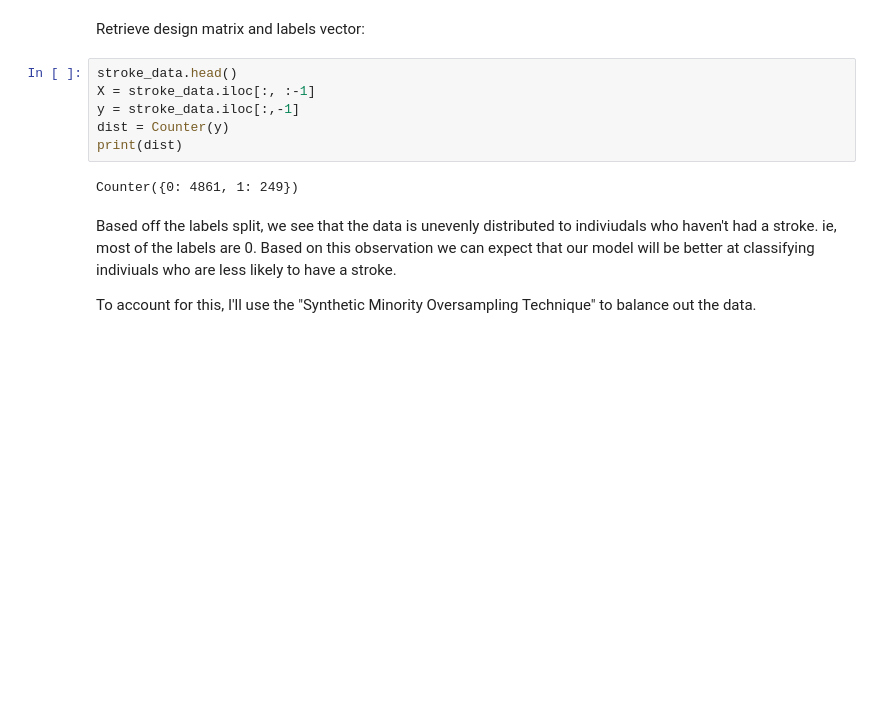
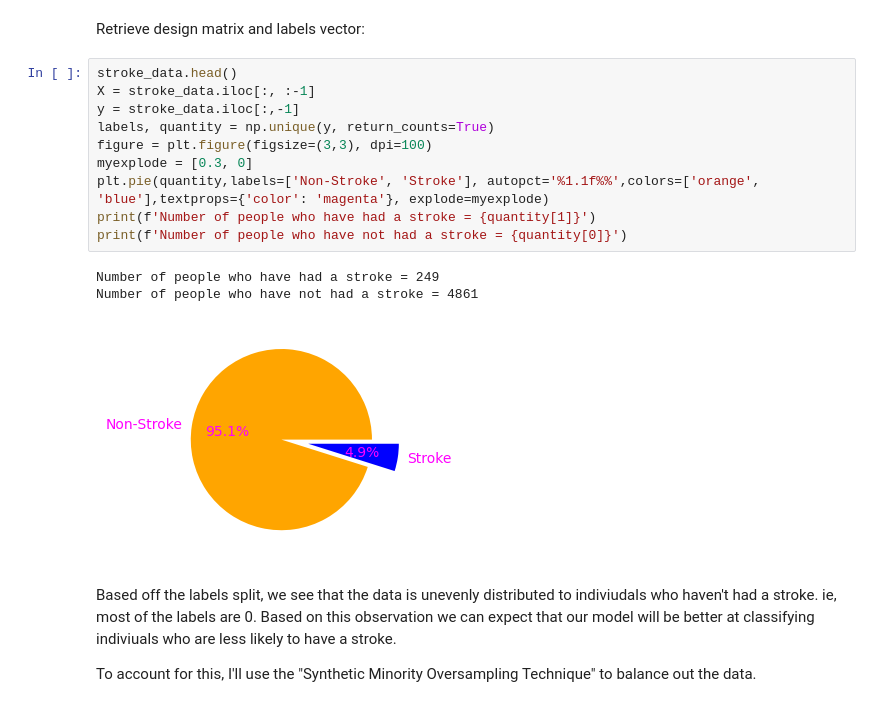
Before and after one commit to tajpatel58/Machine-Learning-, a Jupyter notebook: Data Science Practice/Stroke Prediction/Stroke_Prediction.ipynb, the cells around one changed output. Saved outputs shown, nothing was run; the diff lists cells and outputs as text; blank space fills up the shorter version.

```diff
--- a/Data Science Practice/Stroke Prediction/Stroke_Prediction.ipynb
+++ b/Data Science Practice/Stroke Prediction/Stroke_Prediction.ipynb
@@ -147,14 +151,20 @@ plt.colorbar()
 From this it seems like none of the features are pairwise correlated hence it's worth keeping all features.
 # %% [markdown]
 Retrieve design matrix and labels vector:
-# %%
-stroke_data.head()
-X = stroke_data.iloc[:, :-1]
-y = stroke_data.iloc[:,-1]
-dist = Counter(y)
-print(dist)
-# %% [output]
-Counter({0: 4861, 1: 249})
+# %%
+stroke_data.head()
+X = stroke_data.iloc[:, :-1]
+y = stroke_data.iloc[:,-1]
+labels, quantity = np.unique(y, return_counts=True)
+figure = plt.figure(figsize=(3,3), dpi=100)
+myexplode = [0.3, 0]
+plt.pie(quantity,labels=['Non-Stroke', 'Stroke'], autopct='%1.1f%%',colors=['orange', 'blue'],textprops={'color': 'magenta'}, explode=myexplode)
+print(f'Number of people who have had a stroke = {quantity[1]}')
+print(f'Number of people who have not had a stroke = {quantity[0]}')
+# %% [output]
+Number of people who have had a stroke = 249
+Number of people who have not had a stroke = 4861
+[figure, added]
 # %% [markdown]
 Based off the labels split, we see that the data is unevenly distributed to indiviudals who haven't had a stroke. ie, most of the labels are 0. Based on this observation we can expect that our model will be better at classifying indiviuals who are less likely to have a stroke.
 
```
Also changed, not shown: parts of 16 cells of this notebook.
